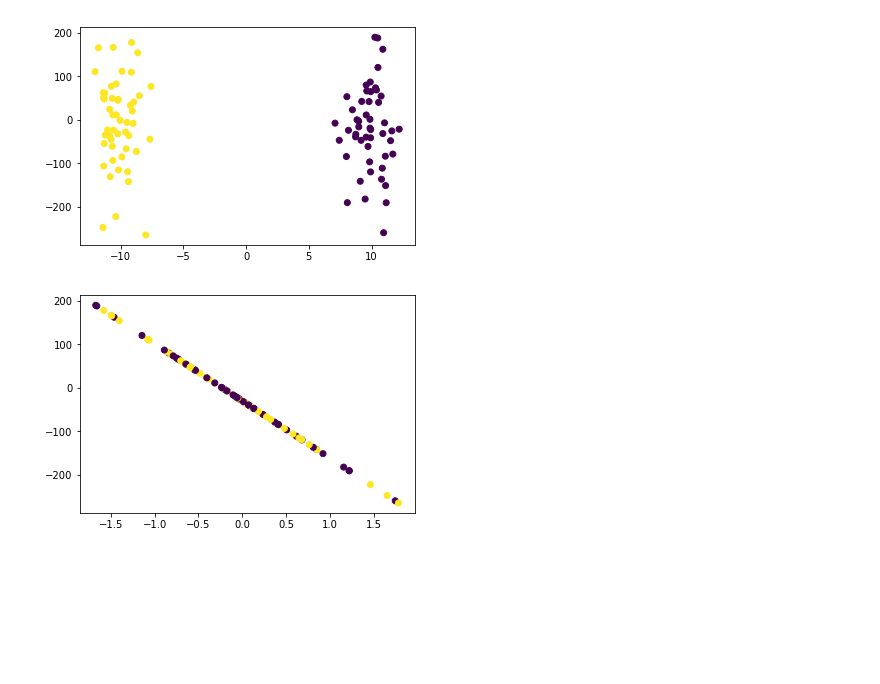
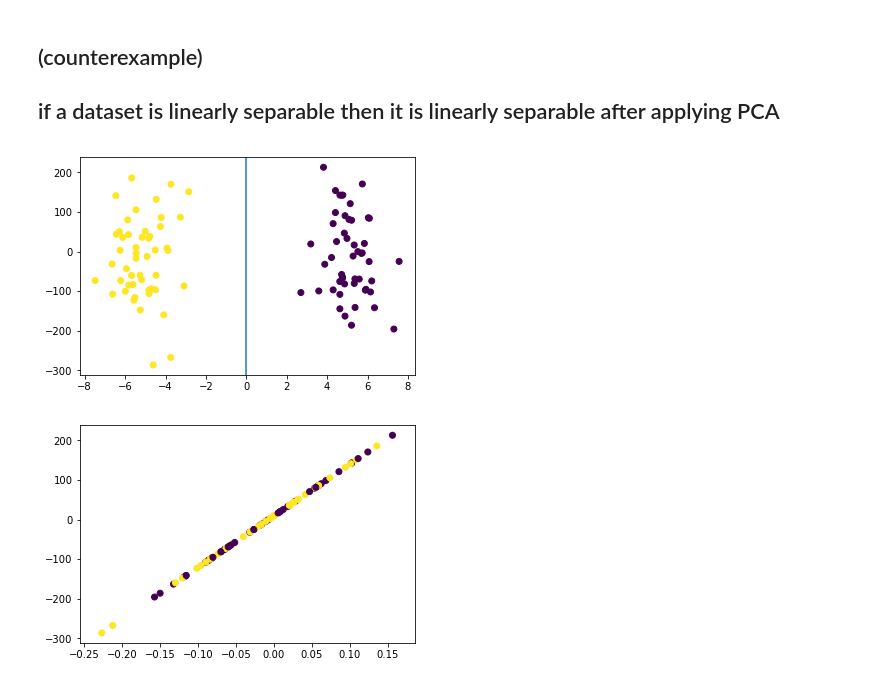
Before and after one commit to lambdaofgod/examples-counterexamples, a Jupyter notebook: Separable data PCA nonseparable.ipynb, the cells around one changed output. Cells and saved outputs as stored; diff of their text form; code cells hidden in the pictures; blank space fills up the shorter version.

```diff
--- a/Separable data PCA nonseparable.ipynb
+++ b/Separable data PCA nonseparable.ipynb
@@ -1,3 +1,7 @@
+# %% [markdown]
+## (counterexample)
+
+## if a dataset is linearly separable then it is linearly separable after applying PCA
 # %%
 import numpy as np
 from sklearn.datasets import make_blobs
@@ -5,18 +9,19 @@ from sklearn.datasets import make_blobs
 import matplotlib.pyplot as plt
 %matplotlib inline
 # %%
-x1 = np.array([10, 0])
-x2 = np.array([-10, 0])
+c1 = np.array([5, 0])
+c2 = np.array([-5, 0])
 
-xs = np.vstack((x1, x2))
+centers = np.vstack((c1, c2))
 # %%
-dataset, labels = make_blobs(n_samples=100, centers=xs)
+dataset, labels = make_blobs(n_samples=100, centers=centers)
 dataset = dataset @ np.array([[1, 0], [0, 100]])
 # %%
 plt.scatter(dataset[:, 0], dataset[:, 1], c=labels)
+plt.axvline(x=0)
 plt.show()
 # %% [output]
-[figure, old version]
+[figure, new version]
 # %%
 from sklearn.decomposition import PCA
 
@@ -27,4 +32,4 @@ inverse_transformed_dataset = pca.inverse_transform(reduced_dataset)
 plt.scatter(inverse_transformed_dataset[:, 0], inverse_transformed_dataset[:, 1], c=labels)
 plt.show()
 # %% [output]
-[figure, old version]
+[figure, new version]
```
